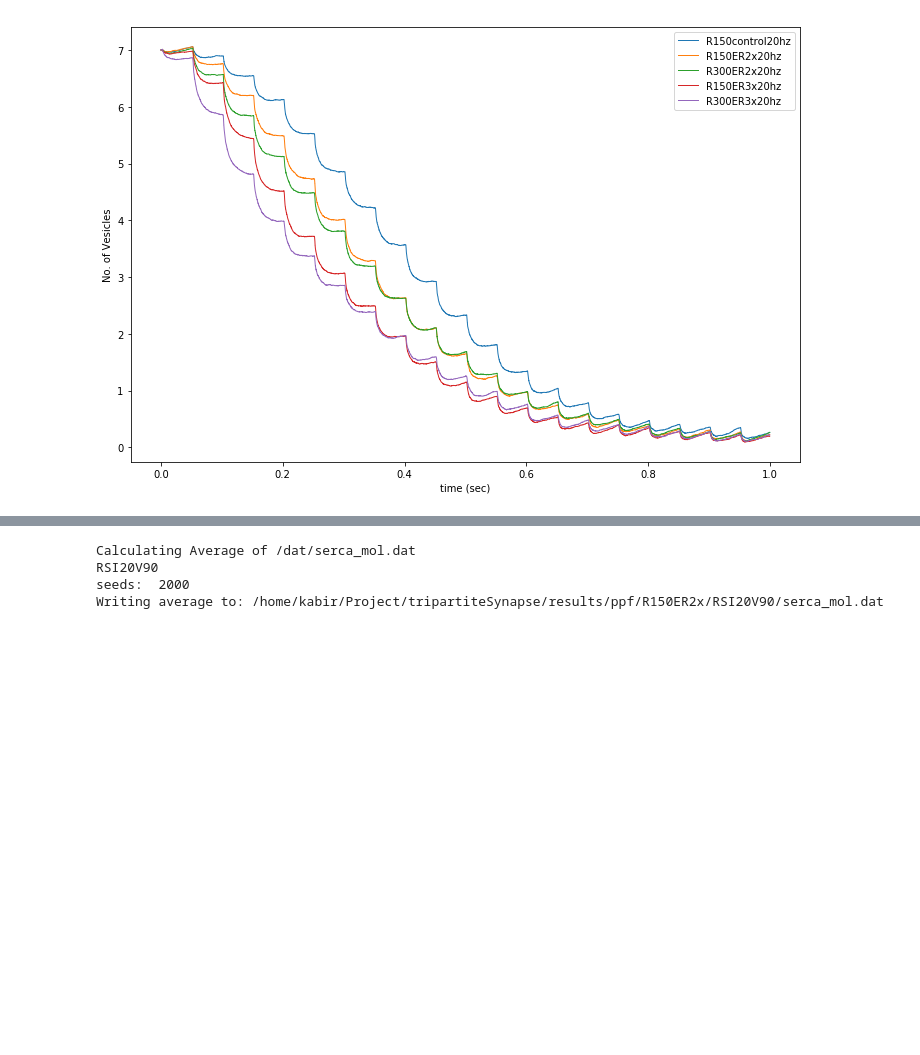
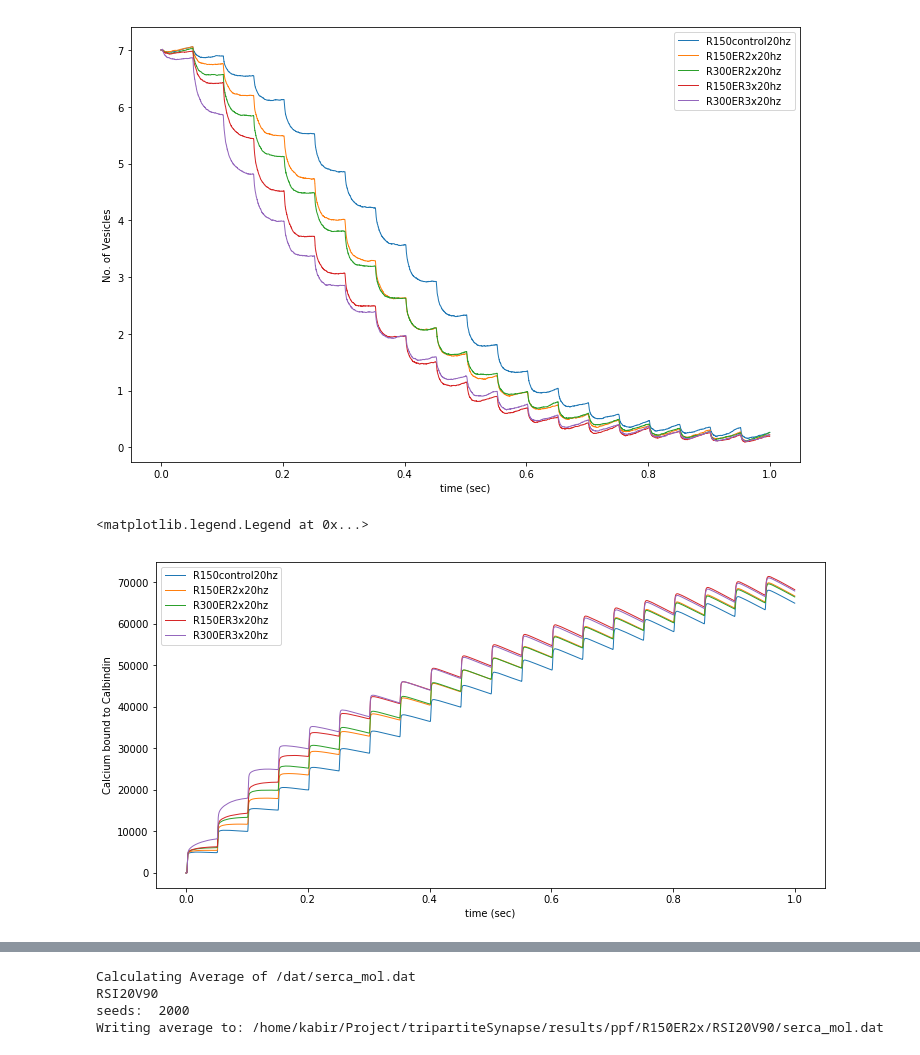
Before and after one commit to KabirDabholkar/tripartiteSynapse, a Jupyter notebook: tools/train-analysis.ipynb, the cells around one changed output, grey strips where cells are left out. Cells and saved outputs as stored; diff of their text form; code cells hidden in the pictures; blank space fills up the shorter version.

```diff
--- a/tools/train-analysis.ipynb
+++ b/tools/train-analysis.ipynb
@@ -550,3 +558,32 @@ plt.legend()
 # %% [output]
 <matplotlib.legend.Legend at 0x...>
 [figure]
+# %%
+res_loc="/home/kabir/Project/tripartiteSynapse/results/freq/"
+data_bound={}
+bnd_cal={}
+sims=["R150control20hz","R150ER2x20hz","R300ER2x20hz","R150ER3x20hz","R300ER3x20hz"]
+for sim_type in sims:
+    loc1=res_loc+'/'+sim_type.replace(".mdl","")+'/'+'calbindin_mol.dat'
+    loc2=res_loc+'/'+sim_type.replace(".mdl","")+'/'+'calB.dat'
+    if os.path.isfile(loc1):
+        data_bound[sim_type]=np.loadtxt(loc1)
+    else:
+        data_bound[sim_type]=np.loadtxt(loc2)
+    bnd_cal[sim_type]=data_bound[sim_type].T[2]+data_bound[sim_type].T[4]+2*(data_bound[sim_type].T[3]+data_bound[sim_type].T[5]+data_bound[sim_type].T[7])+3*(data_bound[sim_type].T[6]+data_bound[sim_type].T[8])+4*data_bound[sim_type].T[9]
+    bnd_cal[sim_type]=bnd_cal[sim_type]-bnd_cal[sim_type][0]
+
+plt.figure(figsize=(12,6))
+for sim_type in sims:
+    xdata=data_bound[sim_type].T[0]
+    ydata=bnd_cal[sim_type]
+    plt.plot(xdata,ydata,label=sim_type,lw="1")
+plt.xlabel("time (sec)")
+plt.ylabel("Calcium bound to Calbindin")
+#plt.title("Calcium Flux into Cytosol through Ryanodine receptors")
+plt.legend()
+
+#plt.savefig("/home/kabir/Project/tripartiteSynapse/plots/calb_boundRSI20V80.eps")
+# %% [output]
+<matplotlib.legend.Legend at 0x...>
+[figure, added]
```
Also changed, not shown: parts of 3 cells of this notebook, 7 other files.
